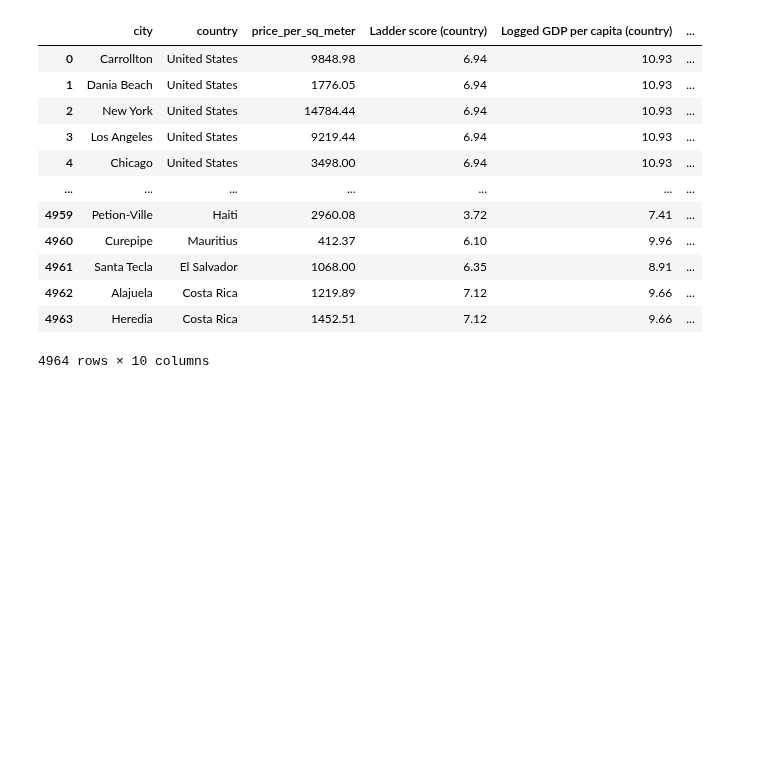
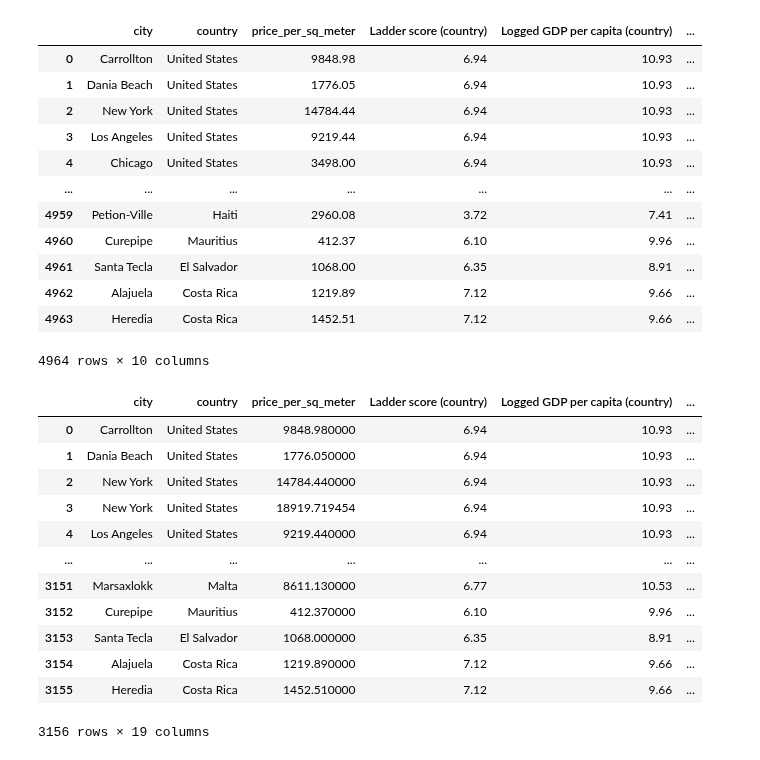
Before and after one commit to apsocarras/team-week, a Jupyter notebook: alex_work.ipynb, the cells around one changed output. Drawn from its saved outputs; the diff is of its cells as text; code cells hidden in the pictures; blank space fills up the shorter version.

```diff
--- a/alex_work.ipynb
+++ b/alex_work.ipynb
@@ -130,7 +124,7 @@ price_sq_meter
 | 4964 | Egilsstadhir | Iceland | 2019.84 | 0 |
 2537 rows × 4 columns
 # %%
-worldcities = pd.read_csv("data/worldcities.csv").drop_duplicates("city")
+worldcities = pd.read_csv("data/worldcities.csv").drop_duplicates(["city", "country"])
 worldcities
 # %% [output]
 |  | city | city_ascii | lat | lng | country | iso2 | iso3 | admin_name | capital | population | ... |
@@ -182,3 +160,19 @@ combo
 | 4962 | Alajuela | Costa Rica | 1219.89 | 7.12 | 9.66 | ... |
 | 4963 | Heredia | Costa Rica | 1452.51 | 7.12 | 9.66 | ... |
 4964 rows × 10 columns
+# %%
+combo_locations = pd.merge(combo, worldcities, how="inner", on=['city', 'country'])
+# %% [output]
+|  | city | country | price_per_sq_meter | Ladder score (country) | Logged GDP per capita (country) | ... |
+| 0 | Carrollton | United States | 9848.980000 | 6.94 | 10.93 | ... |
+| 1 | Dania Beach | United States | 1776.050000 | 6.94 | 10.93 | ... |
+| 2 | New York | United States | 14784.440000 | 6.94 | 10.93 | ... |
+| 3 | New York | United States | 18919.719454 | 6.94 | 10.93 | ... |
+| 4 | Los Angeles | United States | 9219.440000 | 6.94 | 10.93 | ... |
+| ... | ... | ... | ... | ... | ... | ... |
+| 3151 | Marsaxlokk | Malta | 8611.130000 | 6.77 | 10.53 | ... |
+| 3152 | Curepipe | Mauritius | 412.370000 | 6.10 | 9.96 | ... |
+| 3153 | Santa Tecla | El Salvador | 1068.000000 | 6.35 | 8.91 | ... |
+| 3154 | Alajuela | Costa Rica | 1219.890000 | 7.12 | 9.66 | ... |
+| 3155 | Heredia | Costa Rica | 1452.510000 | 7.12 | 9.66 | ... |
+3156 rows × 19 columns
```
Also changed, not shown: parts of 5 cells of this notebook.
